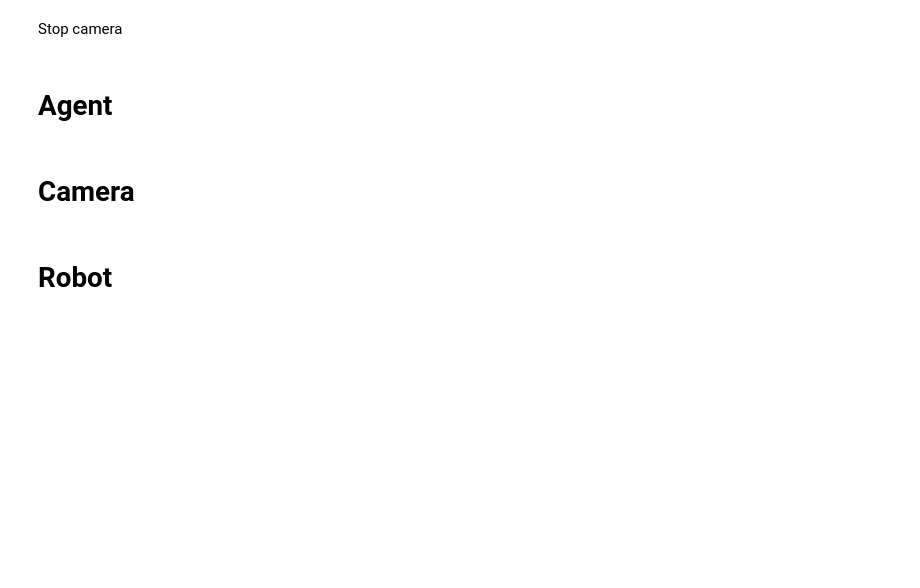
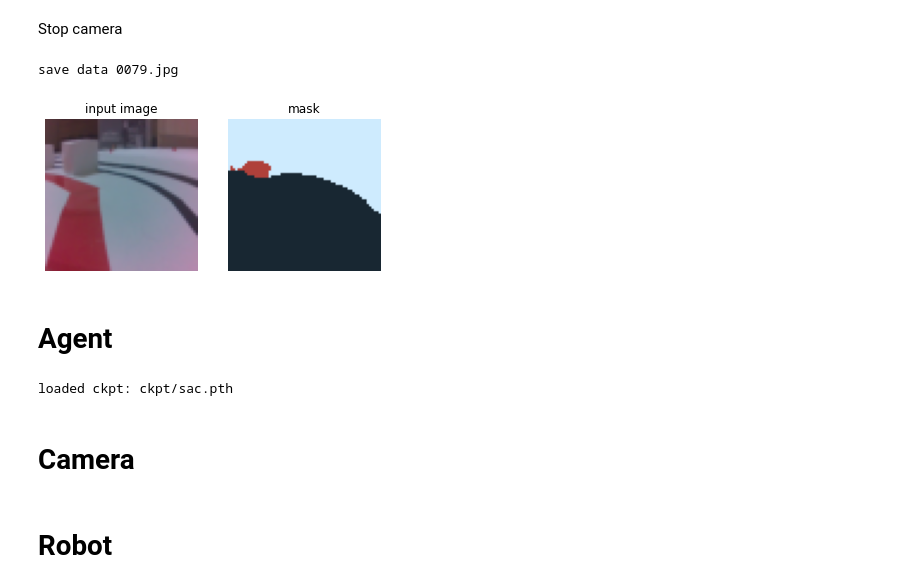
Before and after one commit to Ri-chard-Wu/RNE-fpj, a Jupyter notebook: demo.ipynb, the cells around one changed output. Drawn from its saved outputs; the diff is of its cells as text; code cells hidden in the pictures; blank space fills up the shorter version.

```diff
--- a/demo.ipynb
+++ b/demo.ipynb
@@ -254,10 +324,13 @@ camera.observe(update, names='value')
 # %% [markdown]
 Stop camera
 # %%
-camera.unobserve(update, names='value')
-time.sleep(0.1)
-camera_link.unlink()
-camera.stop()
+# camera.unobserve(update, names='value')
+# time.sleep(0.1)
+# # camera_link.unlink()
+# camera.stop()
+# %% [output]
+save data 0079.jpg
+[figure, added]
 # %% [markdown]
 # Agent
 # %%
@@ -441,7 +540,8 @@ class SAC(object):
         print(f'loaded ckpt: {path}')
 # %%
 agent = SAC()
-
-agent.load('ckpt', 'sac.pt')
+agent.load('ckpt', 'sac.pth')
+# %% [output]
+loaded ckpt: ckpt/sac.pth
 # %% [markdown]
 # Camera
```
Also changed, not shown: parts of 16 cells of this notebook.
